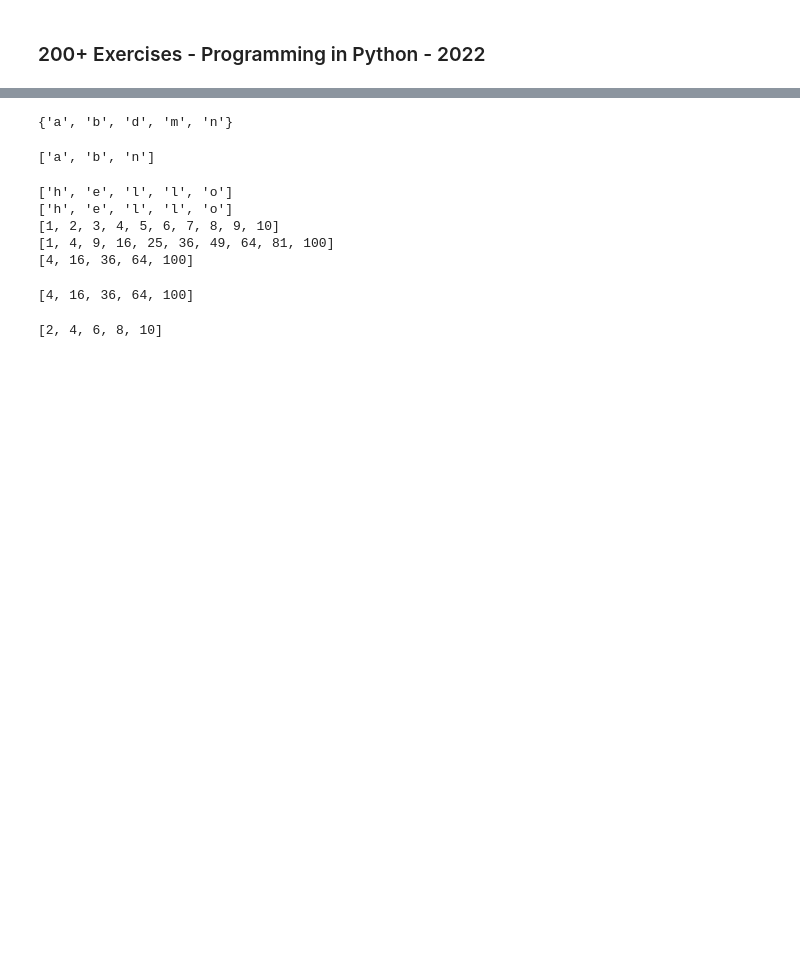
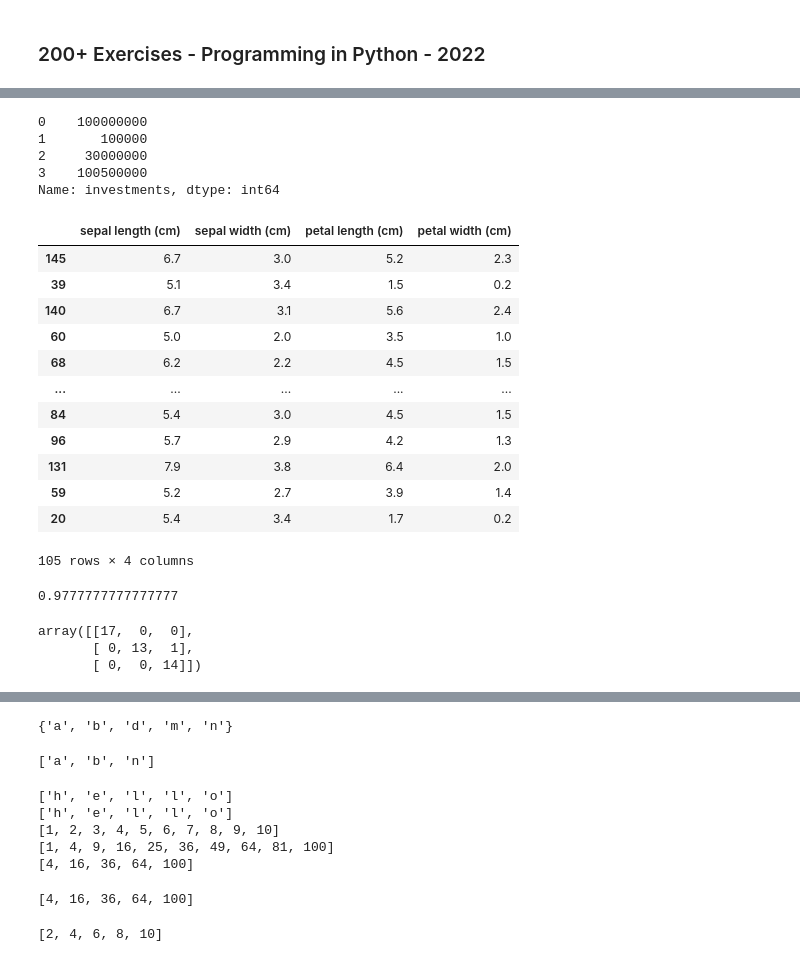
Before and after one commit to kozz84/Udemy, a Jupyter notebook: intro.ipynb, the cells around one changed output, grey strips where cells are left out. Cells and saved outputs as stored; diff of their text form; code cells hidden in the pictures; blank space fills up the shorter version.

```diff
--- a/intro.ipynb
+++ b/intro.ipynb
@@ -7,0 +135,42 @@ import pandas as pd
+# %%
+df['investments']
+# %% [output]
+0    100000000
+1       100000
+2     30000000
+3    100500000
+Name: investments, dtype: int64
+# %%
+from sklearn.datasets import load_iris
+iris = load_iris()
+df = pd.DataFrame(iris.data, columns = iris.feature_names)
+df['target'] = iris.target
+
+X= df.drop('target',axis=1)
+y=df['target']
+from sklearn.model_selection import train_test_split
+# %%
+X_train, X_test, y_train, y_test = train_test_split(X, y, test_size=0.30, random_state=44)
+# %%
+X_train
+# %% [output]
+|  | sepal length (cm) | sepal width (cm) | petal length (cm) | petal width (cm) |
+| 145 | 6.7 | 3.0 | 5.2 | 2.3 |
+| 39 | 5.1 | 3.4 | 1.5 | 0.2 |
+| 140 | 6.7 | 3.1 | 5.6 | 2.4 |
+| 60 | 5.0 | 2.0 | 3.5 | 1.0 |
+| 68 | 6.2 | 2.2 | 4.5 | 1.5 |
+| ... | ... | ... | ... | ... |
+| 84 | 5.4 | 3.0 | 4.5 | 1.5 |
+| 96 | 5.7 | 2.9 | 4.2 | 1.3 |
+| 131 | 7.9 | 3.8 | 6.4 | 2.0 |
+| 59 | 5.2 | 2.7 | 3.9 | 1.4 |
+| 20 | 5.4 | 3.4 | 1.7 | 0.2 |
+105 rows × 4 columns
+# %%
+from sklearn.linear_model import LogisticRegression
+model = LogisticRegression(max_iter=1000)
+model.fit(X_train,y_train)
+model.score(X_test,y_test)
+# %% [output]
+0.9777777777777777
@@ -7,0 +179,6 @@ import pandas as pd
+# %%
+confusion_matrix(model.predict(X_test),y_test)
+# %% [output]
+array([[17,  0,  0],
+       [ 0, 13,  1],
+       [ 0,  0, 14]])
```
Also changed, not shown: parts of 38 cells of this notebook.
